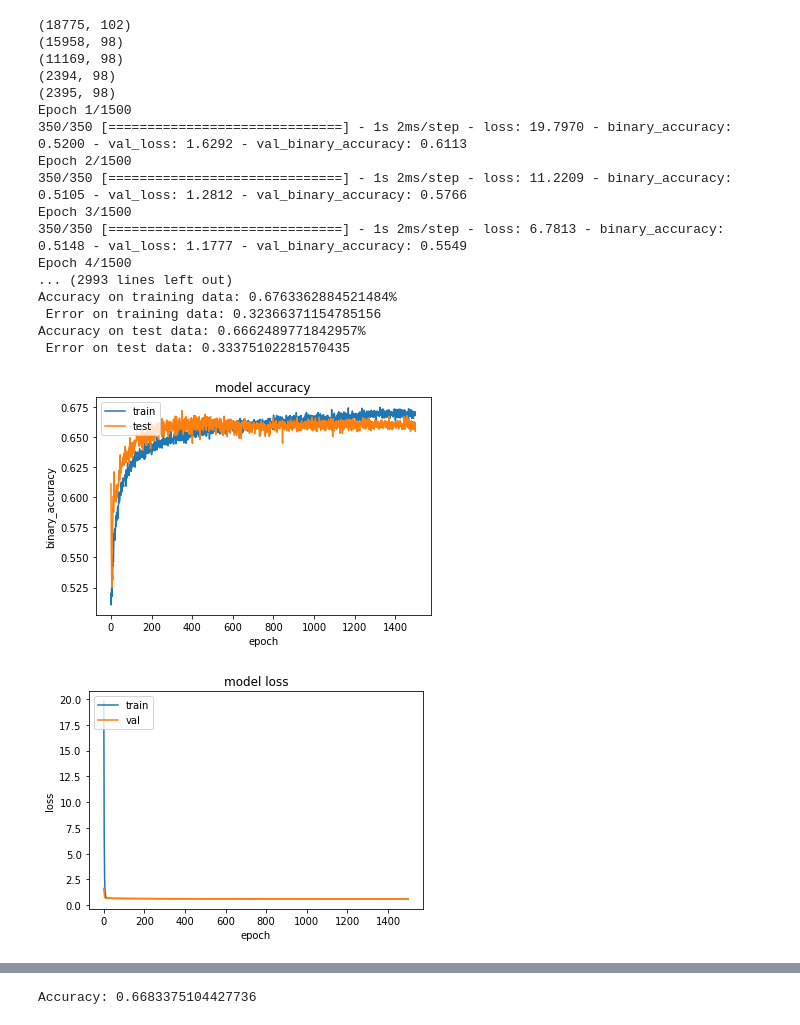
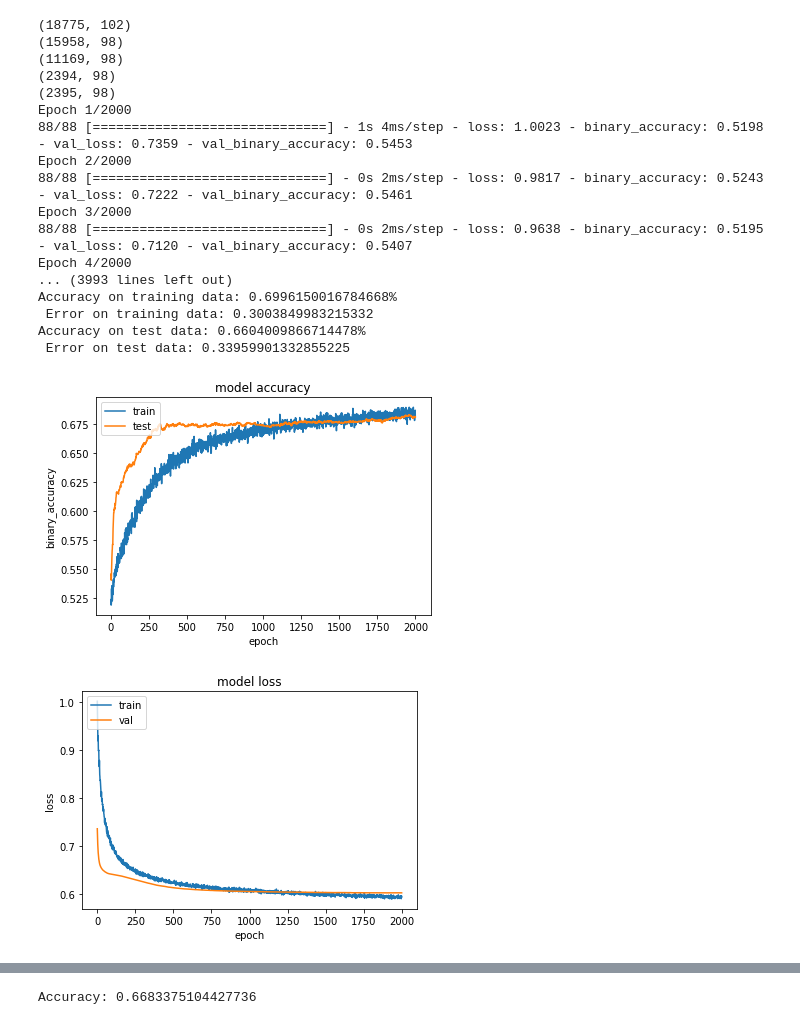
Before and after one commit to lotrmay/TensorFlow_Learning, a Jupyter notebook: bc.ipynb, the cells around one changed output, grey strips where cells are left out. Cells and saved outputs as stored; diff of their text form; code cells hidden in the pictures.

```diff
--- a/bc.ipynb
+++ b/bc.ipynb
@@ -84,6 +84,8 @@ train['team_two_name']=pd.Categorical(train['team_two_name']).codes
 train.pop('Match_link')
 train.pop('team_one_name')
 train.pop('team_two_name')
+#https://stackoverflow.com/questions/29576430/shuffle-dataframe-rows
+train = train.sample(frac=1).reset_index(drop=True)
 
 '''
 train.pop('playerAAGrenadeDmg')
@@ -187,15 +189,13 @@ train.pop('playerBERating')
 '''
 #predictors nám vybere všechny sloupce, které jsou využity pro predikování výsledků neboli target_column
 target_column = ['Result']
-predictors = list(set(list(train.columns))-set(target_column))
 
-scalerData=train.copy()
-scalerData.pop('Result')
+predictionScaler=StandardScaler()
+y = train['Result'].values
+train.pop('Result')
+X = train.values
 
-predictionScaler=MinMaxScaler(feature_range=(0,2))
-X = train[predictors].values
-y = train[target_column].values
-predictionScaler.fit(scalerData)
+#predictionScaler.fit(scalerData)
 
 #n = 100 # Max number of neighbours you want to consider
 #param_grid = {'n_neighbors': np.arange(n)}
@@ -207,6 +207,7 @@ predictionScaler.fit(scalerData)
 #určíme outliers (odlehlé hodnoty, které by mohly být při tréninku pro model škodlivé)
 #zkráceně řečeno zjistíme odlehlou hodnotu tak, že ve svém okolí má oproti jiným hodnotám o dost méně "sousedů"
 #15% dat
+
 lof = LocalOutlierFactor(contamination=0.15,n_neighbors=96)
 yhat = lof.fit_predict(X)
 mask = yhat != -1
@@ -215,10 +216,10 @@ print(X.shape)
 
 #rozdělíme náš dataframe na trénovací, testovací a validační dataset
 #testovací dataset bude 15% random_state=98
-X_train, X_test, y_train, y_test = train_test_split(X, y, test_size=0.15,random_state=3332)#32 #888 887
+X_train, X_test, y_train, y_test = train_test_split(X, y, test_size=0.15)#32 #888 887
 
 #validační set bude 15% random_state=75
-X_train, X_val, y_train, y_val = train_test_split(X_train, y_train, test_size=0.1765,random_state=7215) # 0.1765 x 0.85 = 0.15 podívat se na cross-validation
+X_train, X_val, y_train, y_val = train_test_split(X_train, y_train, test_size=0.1765) # 0.1765 x 0.85 = 0.15 podívat se na cross-validation
 
 
 print(X_train.shape)
@@ -236,10 +237,11 @@ X_train = pd.DataFrame(X_train, columns=CSV_COLUMN_NAMES2)
 X_test=pd.DataFrame(X_test, columns=CSV_COLUMN_NAMES2)
 X_val=pd.DataFrame(X_val, columns=CSV_COLUMN_NAMES2)
 
-X_train=predictionScaler.transform(X_train)
+predictionScaler.fit(X_train)
+
+X_train=predictionScaler.transform(X_train)#fit transform na training data viz:https://stackoverflow.com/questions/49444262/normalize-data-before-or-after-split-of-training-and-testing-data
 X_test=predictionScaler.transform(X_test)
 X_val=predictionScaler.transform(X_val)
-
 
 #64 32
 #data máme připravena, tak vytvoříme sequential model, jelikož potřebujeme mít více vrstev, ale máme pouze 1 input (zápas) a output 0;1
@@ -254,61 +256,66 @@ model.add(Dense(1, activation='sigmoid'))
 
 #tady jsem skončil s vysvětlováním!!!
 #model zkompilujeme s parametry:
-#optimizer bude ? optimizer=tf.keras.optimizers.SGD(learning_rate=0.01,momentum=0.9
+#optimizer bude ? optimizer=tf.keras.optimizers.SGD(learning_rate=0.001,momentum=0.5)
 #loss funkce bude BinaryCrossentropy, jelikož máme binární klasifikátor
-model.compile(optimizer=tf.keras.optimizers.Adadelta(learning_rate=0.07),
+model.compile(optimizer=tf.keras.optimizers.Adadelta(learning_rate=0.01),
               loss=tf.keras.losses.BinaryCrossentropy(from_logits=False), #https://machinelearningmastery.com/how-to-choose-loss-functions-when-training-deep-learning-neural-networks/
               metrics=tf.keras.metrics.BinaryAccuracy(name='binary_accuracy', dtype=None))#metrics=['accuracy'] je to jedno accuracy se vnitřně přetransformuje na binary accuracy, kvůli binary crossentropy loss funkci
-
+#metrics = ("accuracy")
+#metrics=tf.keras.metrics.BinaryAccuracy(name='binary_accuracy', dtype=None)
+#model.compile(loss='binary_crossentropy', optimizer='adam', metrics=['accuracy', tf.keras.metrics.BinaryAccuracy(threshold=.7)])
 #[tf.keras.metrics.BinaryAccuracy()]
 
 #Adagrad(learning_rate=0.01) kolem 100 epochs a 32 batch_size je kolem 0.67
 
-
-history = model.fit(X_train, y_train, epochs=1500,batch_size=32,validation_data=(X_val, y_val))#validační data pro změny při tréninku sítě
+#shuffle=true?
+history = model.fit(X_train, y_train, epochs=2000,shuffle=True,batch_size=128,validation_data=(X_val, y_val))#validační data pro změny při tréninku sítě
 pred_train= model.predict(X_train)
 scores = model.evaluate(X_train, y_train, verbose=0)
 print('Accuracy on training data: {}% \n Error on training data: {}'.format(scores[1], 1 - scores[1]))#úspěšnost na trénovacím setu
 
 
 pred_test= model.predict(X_test)
 scores2 = model.evaluate(X_test, y_test, verbose=0)# zkusit změnit verbose zde a nahoře na 1 a 2 mělo by to zobrazovat více údajů při tréninku
 print('Accuracy on test data: {}% \n Error on test data: {}'.format(scores2[1], 1 - scores2[1]))#úspěšnost na testovacím setu
 
 
-
 plt.plot(history.history['binary_accuracy'])
 plt.plot(history.history['val_binary_accuracy'])
+
+#plt.plot(history.history['accuracy'])
+#plt.plot(history.history['val_accuracy'])
+
 plt.title('model accuracy')
-plt.ylabel('binary_accuracy')
+plt.ylabel('binary_accuracy')#'accuracy'
 plt.xlabel('epoch')
 plt.legend(['train', 'test'], loc='upper left')
 plt.show()
 plt.plot(history.history['loss'])
 plt.plot(history.history['val_loss'])
 plt.title('model loss')
 plt.ylabel('loss')
 plt.xlabel('epoch')
 plt.legend(['train', 'val'], loc='upper left')
 plt.show()
 #poznatky-vypadá to, že grenade damage každého hráče je nadbytečná a síť bez této informace vykazuje lepší výsledky
 # %% [output]
 (18775, 102)
 (15958, 98)
 (11169, 98)
 (2394, 98)
 (2395, 98)
-Epoch 1/1500
-350/350 [==============================] - 1s 2ms/step - loss: 19.7970 - binary_accuracy: 0.5200 - val_loss: 1.6292 - val_binary_accuracy: 0.6113
-Epoch 2/1500
-350/350 [==============================] - 1s 2ms/step - loss: 11.2209 - binary_accuracy: 0.5105 - val_loss: 1.2812 - val_binary_accuracy: 0.5766
-Epoch 3/1500
-350/350 [==============================] - 1s 2ms/step - loss: 6.7813 - binary_accuracy: 0.5148 - val_loss: 1.1777 - val_binary_accuracy: 0.5549
-Epoch 4/1500
-... (2993 lines left out)
-Accuracy on training data: 0.6763362884521484%
- Error on training data: 0.32366371154785156
-Accuracy on test data: 0.6662489771842957%
- Error on test data: 0.33375102281570435
+Epoch 1/2000
+88/88 [==============================] - 1s 4ms/step - loss: 1.0023 - binary_accuracy: 0.5198 - val_loss: 0.7359 - val_binary_accuracy: 0.5453
+Epoch 2/2000
+88/88 [==============================] - 0s 2ms/step - loss: 0.9817 - binary_accuracy: 0.5243 - val_loss: 0.7222 - val_binary_accuracy: 0.5461
+Epoch 3/2000
+88/88 [==============================] - 0s 2ms/step - loss: 0.9638 - binary_accuracy: 0.5195 - val_loss: 0.7120 - val_binary_accuracy: 0.5407
+Epoch 4/2000
+... (3993 lines left out)
+Accuracy on training data: 0.6996150016784668%
+ Error on training data: 0.3003849983215332
+Accuracy on test data: 0.6604009866714478%
+ Error on test data: 0.33959901332855225
-[figure, old version]
+[figure, new version]
-[figure, old version]
+[figure, new version]
```
Also changed, not shown: parts of 4 cells of this notebook.
